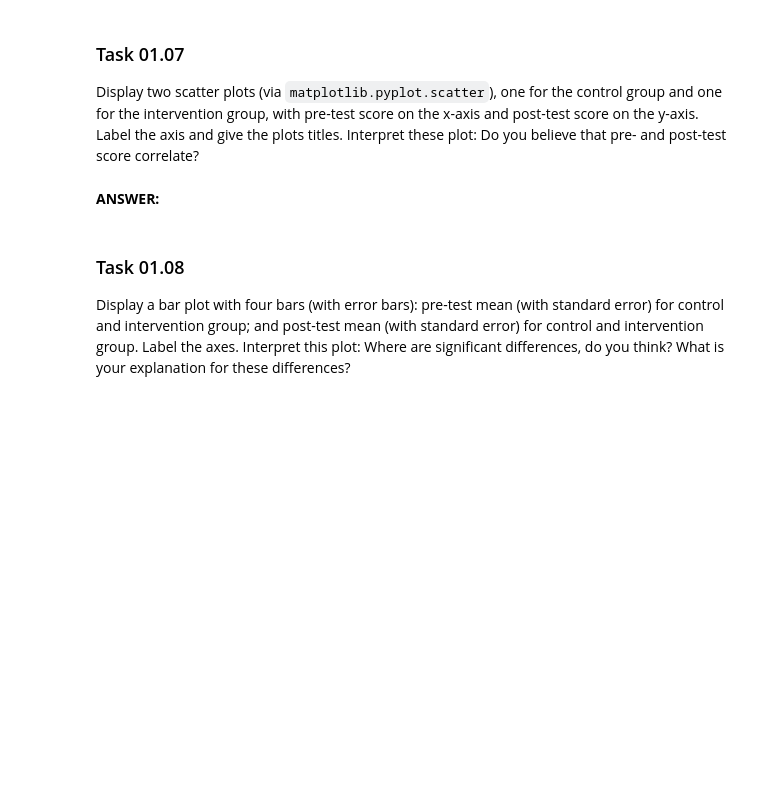
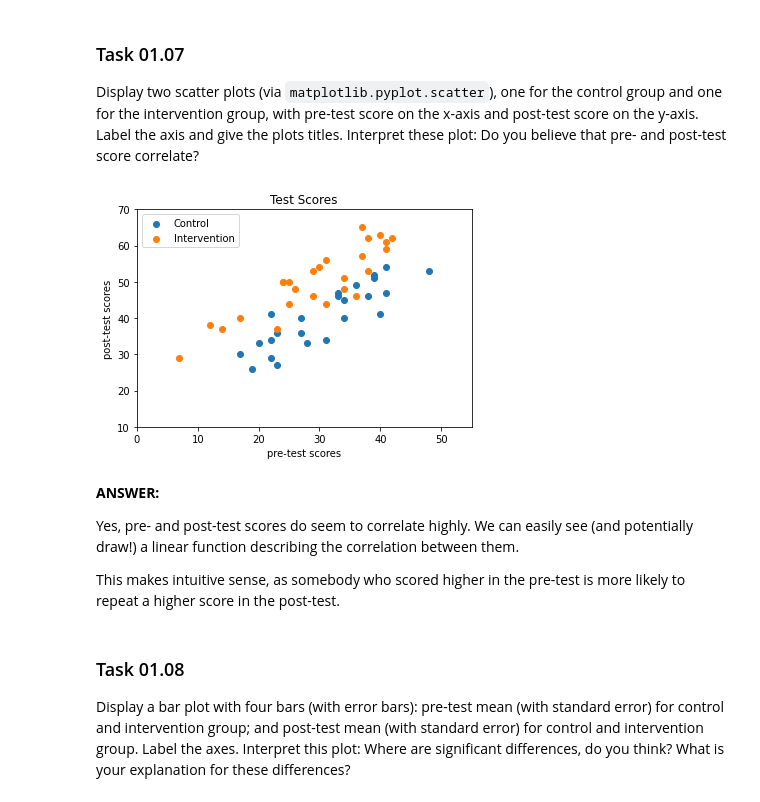
Before and after one commit to ChonsShadow/datamining_24-25, a Jupyter notebook: sheet01/sheet01.ipynb, the cells around one changed output. Cells and saved outputs as stored; diff of their text form; code cells hidden in the pictures; blank space fills up the shorter version.

```diff
--- a/sheet01/sheet01.ipynb
+++ b/sheet01/sheet01.ipynb
@@ -197,8 +197,29 @@ print(cleaned_X)
 ### Task 01.07
 
 Display two scatter plots (via `matplotlib.pyplot.scatter`), one for the control group and one for the intervention group, with pre-test score on the x-axis and post-test score on the y-axis. Label the axis and give the plots titles. Interpret these plot: Do you believe that pre- and post-test score correlate?
+# %%
+import matplotlib.pyplot as plt
+
+fig = plt.figure()
+ax1 = fig.add_subplot(111)
+
+ax1.scatter(control_group[:, 2], control_group[:, 3], label="Control")
+ax1.scatter(intervention_group[:, 2], intervention_group[:, 3], label="Intervention")
+plt.legend(loc='upper left')
+ax1.set_xlabel('pre-test scores')
+ax1.set_ylabel('post-test scores')
+ax1.set_title('Test Scores')
+ax1.set_xlim([0, 55])
+ax1.set_ylim([10, 70])
+plt.show()
+# %% [output]
+[figure, added]
 # %% [markdown]
 **ANSWER:**
+
+Yes, pre- and post-test scores do seem to correlate highly. We can easily see (and potentially draw!) a linear function describing the correlation between them.
+
+This makes intuitive sense, as somebody who scored higher in the pre-test is more likely to repeat a higher score in the post-test.
 # %% [markdown]
 ### Task 01.08
 
```
